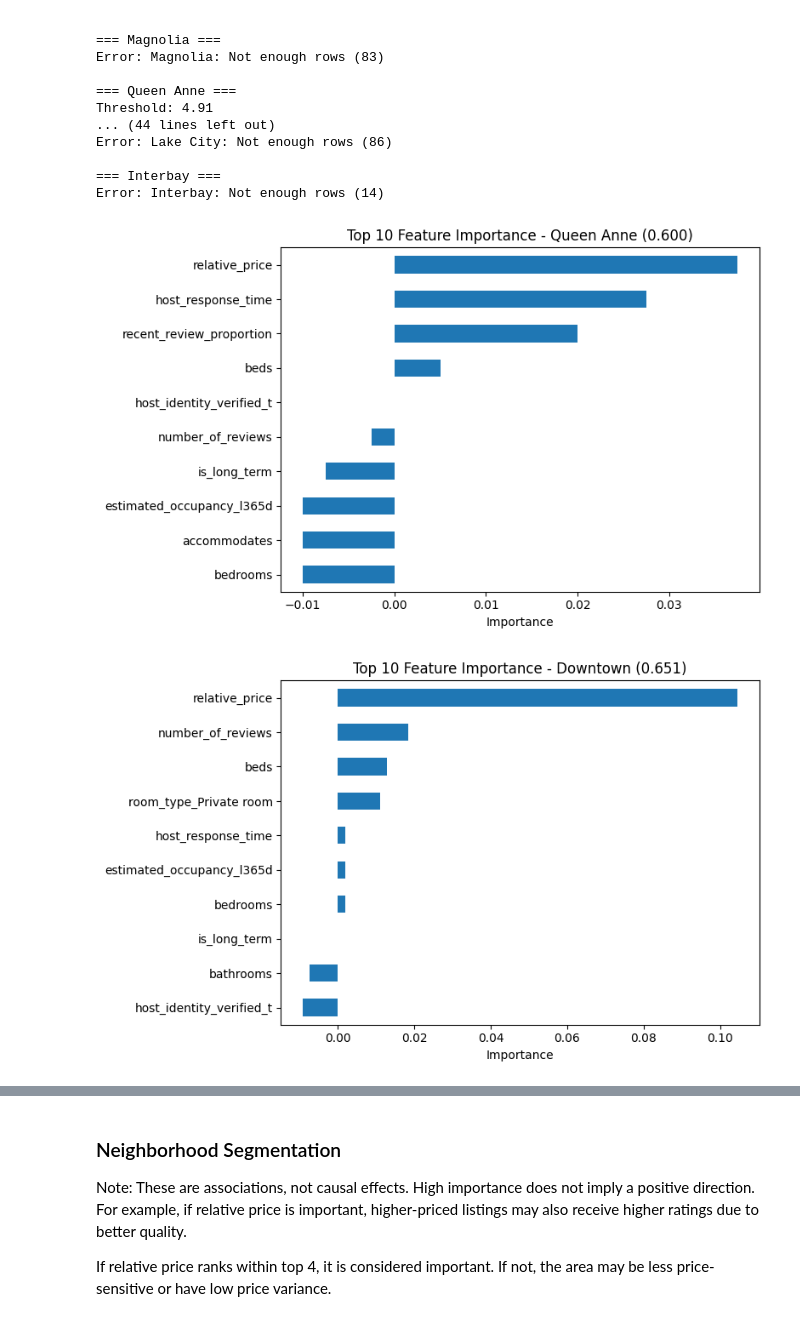
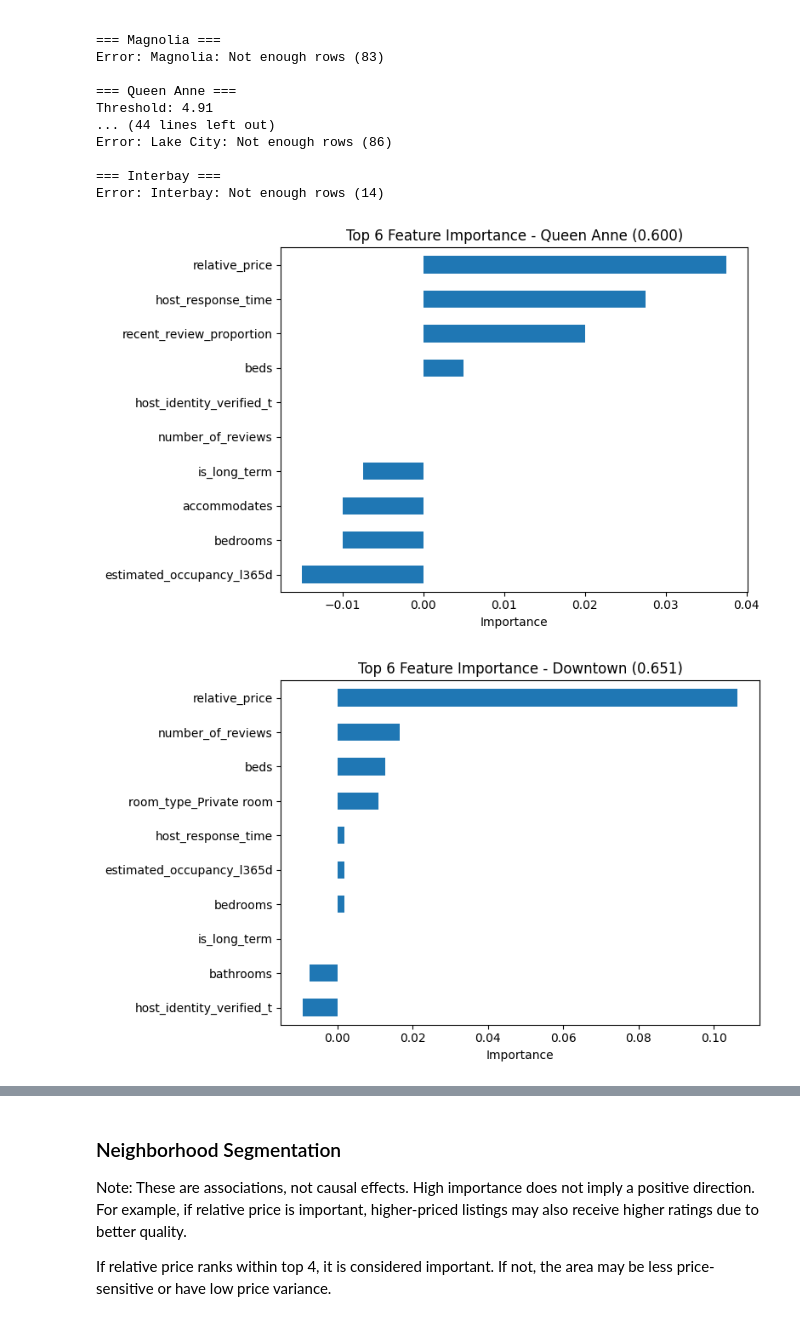
Before and after one commit to peilala/imt574_ml_final_project, a Jupyter notebook: IMT574_final_report_Jimin Review_neighborhood.ipynb, the cells around one changed output, grey strips where cells are left out. Saved outputs shown, nothing was run; the diff lists cells and outputs as text; code cells hidden in the pictures.

```diff
--- a/IMT574_final_report_Jimin Review_neighborhood.ipynb
+++ b/IMT574_final_report_Jimin Review_neighborhood.ipynb
@@ -226,7 +229,7 @@ Three models: Random Forest Classifier / Gradient Boosting Classifier / KNN
 # %% [markdown]
 #### Train, Test Split
 # %%
-X = df.drop(columns=["review_scores_rating"])
+X = df.drop(columns=["review_scores_rating", "neighbourhood_group_cleansed"])
 y = (df["review_scores_rating"] >=
      df["review_scores_rating"].quantile(0.50)).astype(int) # rating class threshold : 4.90)
 
@@ -278,7 +281,7 @@ Best: n=30, depth=10 (0.6701)
 # %%
 # Run Random Forest Classifier
 
-rf = RandomForestClassifier(n_estimators=30,
+rf = RandomForestClassifier(n_estimators=200,
                             max_depth=10,
                             random_state=42
 )
@@ -353,9 +356,9 @@ Best: lr=0.05, n=500, depth=4, subsample=1.0 (0.6783)
 # %%
 # Run Gradient Boosting Classifier
 
-gb = GradientBoostingClassifier(learning_rate=0.05,
-                                n_estimators=500,
-                                max_depth=4,
+gb = GradientBoostingClassifier(learning_rate=0.01,
+                                n_estimators=800,
+                                max_depth=3,
                                 subsample=1.0,
                                 random_state=42)
 
@@ -428,6 +431,6 @@ Best: k=9 (0.6238)
 # %%
 # Run KNN
 
-knn = KNeighborsClassifier(n_neighbors=9)
+knn = KNeighborsClassifier(n_neighbors=15)
 knn.fit(X_train_scaled, y_train)
 # %% [output]
@@ -615,19 +612,19 @@ Error: Interbay: Not enough rows (14)
 # %%
 for area_name, result in all_results.items():
 
     if area_name == "Other neighborhoods":
         continue
     if result["accuracy"] < 0.60:
         continue
 
     plt.figure(figsize=(8, 5))
     result["top_features"].sort_values(ascending=True).plot(kind="barh")
 
-    plt.title(f"Top 10 Feature Importance - {area_name} ({result['accuracy']:.3f})")
+    plt.title(f"Top 6 Feature Importance - {area_name} ({result['accuracy']:.3f})")
     plt.xlabel("Importance")
 
     plt.tight_layout()
     plt.show()
 # %% [output]
-[figure, old version]
+[figure, new version]
-[figure, old version]
+[figure, new version]
```
Also changed, not shown: parts of 21 cells of this notebook.
